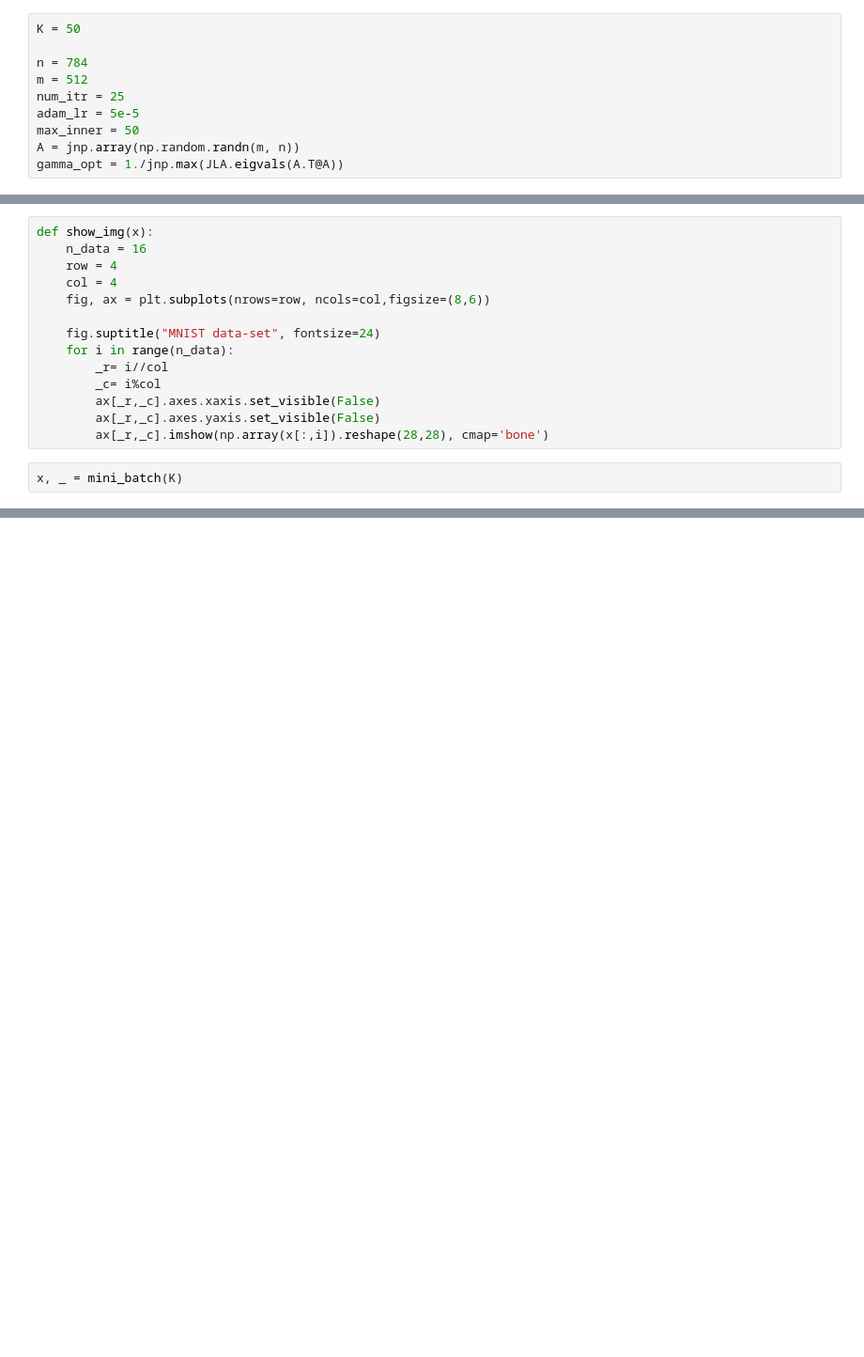
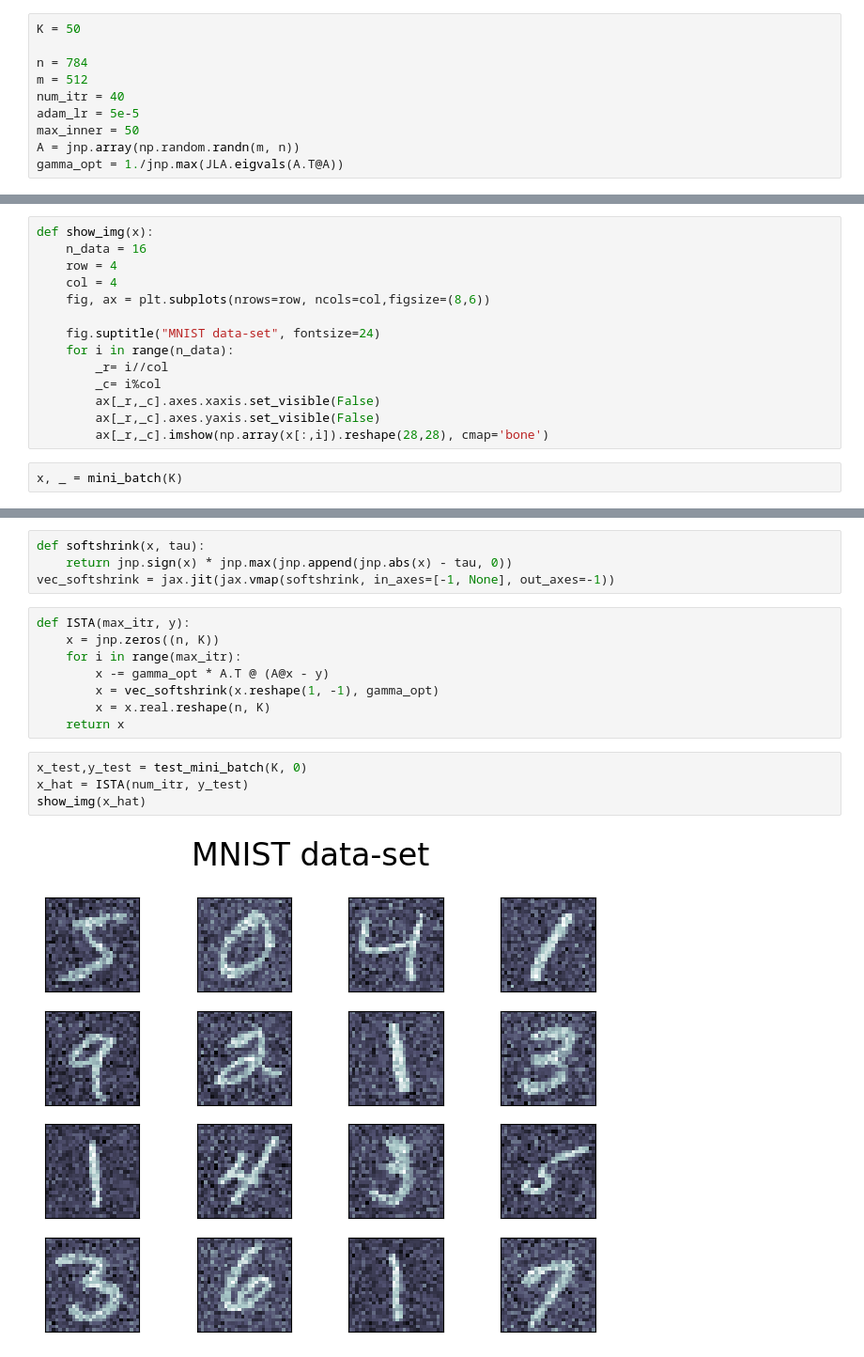
Before and after one commit to gomi-kuzu/model_base_deep, a Jupyter notebook: work/TranslateToPy/Chapter_5/MNIST-reconstruction_py.ipynb, the cells around one changed output, grey strips where cells are left out. Shown at 94% size. Cells and saved outputs as stored; diff of their text form; blank space fills up the shorter version.

```diff
--- a/work/TranslateToPy/Chapter_5/MNIST-reconstruction_py.ipynb
+++ b/work/TranslateToPy/Chapter_5/MNIST-reconstruction_py.ipynb
@@ -20,7 +20,7 @@ K = 50
 
 n = 784
 m = 512
-num_itr = 25
+num_itr = 40
 adam_lr = 5e-5
 max_inner = 50
 A = jnp.array(np.random.randn(m, n))
@@ -70,0 +71,18 @@ show_img(x)
+# %%
+def softshrink(x, tau):
+    return jnp.sign(x) * jnp.max(jnp.append(jnp.abs(x) - tau, 0))
+vec_softshrink = jax.jit(jax.vmap(softshrink, in_axes=[-1, None], out_axes=-1))
+# %%
+def ISTA(max_itr, y):
+    x = jnp.zeros((n, K))
+    for i in range(max_itr):
+        x -= gamma_opt * A.T @ (A@x - y)
+        x = vec_softshrink(x.reshape(1, -1), gamma_opt)
+        x = x.real.reshape(n, K)
+    return x
+# %%
+x_test,y_test = test_mini_batch(K, 0)
+x_hat = ISTA(num_itr, y_test)
+show_img(x_hat)
+# %% [output]
+[figure, added]
```
Also changed, not shown: parts of 10 cells of this notebook.
